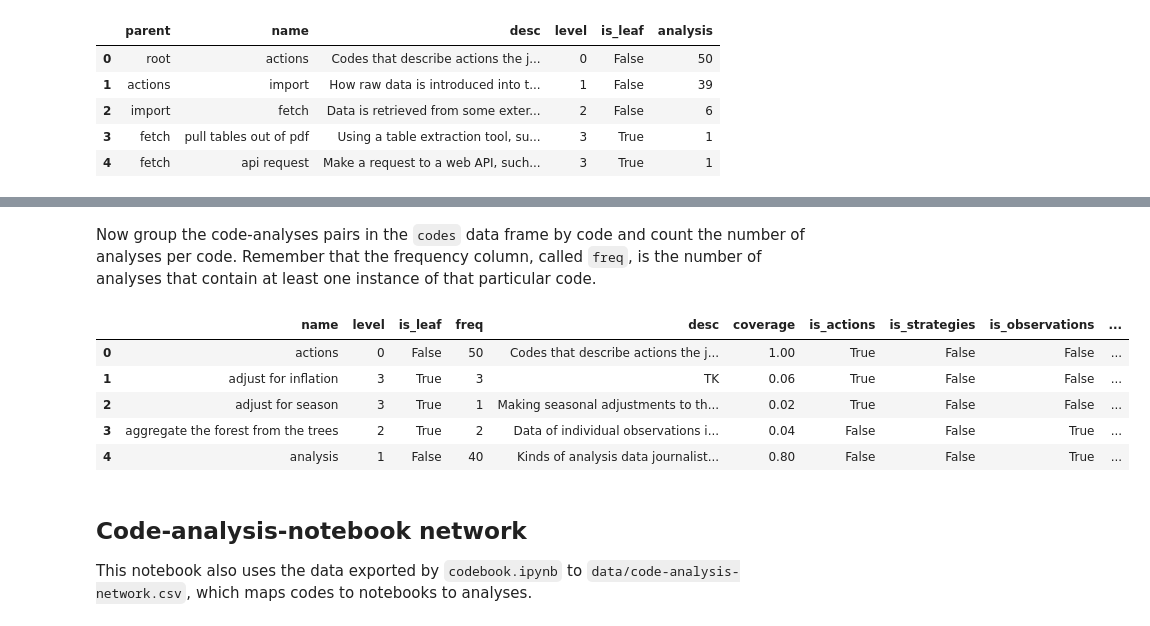
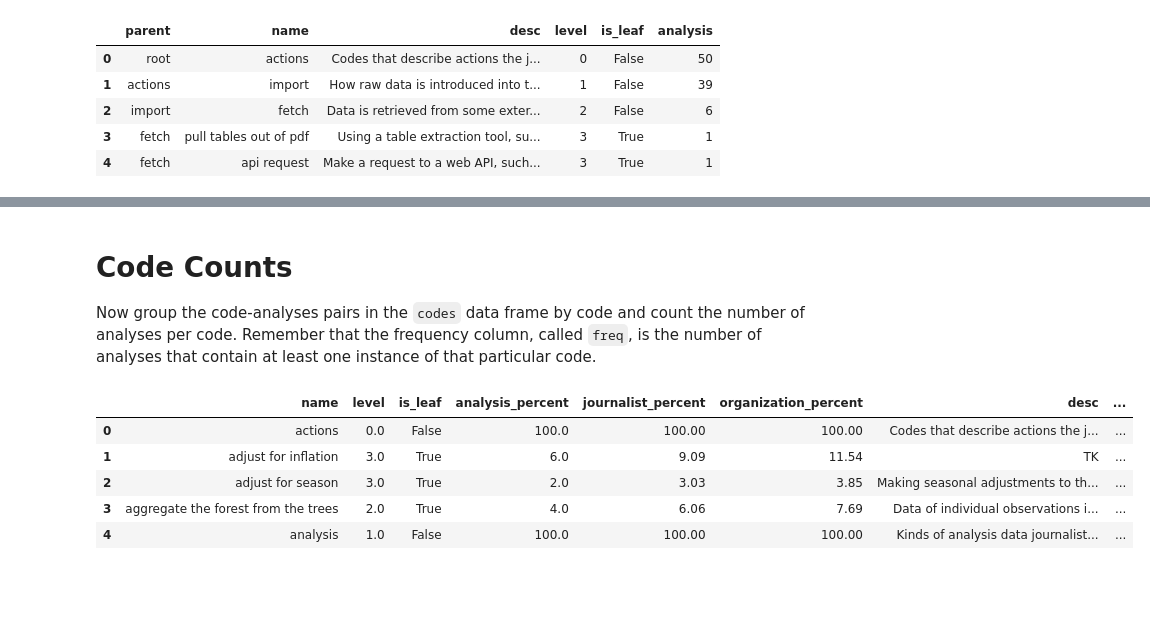
Before and after one commit to steve-kasica/table-scraps, a Jupyter notebook: analysis.ipynb, the cells around one changed output, grey strips where cells are left out. Drawn from its saved outputs; the diff is of its cells as text; code cells hidden in the pictures; blank space fills up the shorter version.

Commit message:
Add qualitative analysis

```diff
--- a/analysis.ipynb
+++ b/analysis.ipynb
@@ -26,0 +30,3 @@ codes.head()
+# %%
+citations = getCitations()
+citations.head()
@@ -26,0 +44,9 @@ codes.head()
+# %%
+analysisCodes = pd.read_csv('data/code-analysis-network.csv')
+analysisCodes = pd.merge(analysisCodes,
+         citations[['organization', 'path', 'journalist']].drop_duplicates(),
+         how='left',
+         left_on='analysis',
+         right_on='path')[['name', 'analysis', 'notebook', 'level', 'is_leaf', 'organization', 'journalist']]
+
+analysisCodes.head()
@@ -27,48 +60,58 @@ codes.head()
 # %% [markdown]
+# Code Counts
+
 Now group the code-analyses pairs in the `codes` data frame by code and count the number of analyses per code. Remember that the frequency column, called `freq`, is the number of analyses that contain at least one instance of that particular code.
 # %%
-codeCounts = codes.groupby(['name', 'level', 'is_leaf']) \
-    .analysis.sum() \
-    .to_frame('freq') \
+nuniq = {
+    'analysis': analysisCodes.analysis.nunique(),
+    'journalist': analysisCodes.journalist.nunique(),
+    'organization': analysisCodes.organization.nunique(),
+}
+
+codeCounts = analysisCodes.groupby(['name', 'level', 'is_leaf']) \
+    .agg({
+        'analysis': lambda x: round((len(set(x)) / nuniq.get('analysis')) * 100, 2),
+        'journalist': lambda x: round((len(set(x)) / nuniq.get('journalist') * 100), 2),
+        'organization': lambda x: round((len(set(x)) / nuniq.get('organization')) * 100, 2),
+    }) \
+    .rename(columns={
+        'analysis': 'analysis_percent',
+        'journalist': 'journalist_percent',
+        'organization': 'organization_percent'
+    }) \
     .reset_index()
 
 codeCounts = pd.merge(codeCounts, codes[['name', 'desc']], how='left')
-
-codeCounts['coverage'] = codeCounts.freq / 50
 
 def recurse(root, pNode, func):
     root = root if root != None else pNode
     func(root, pNode)
     children = codes.loc[codes.parent == pNode]
     for child in children.name:
         recurse(root, child, func)
 
 def markBranch(root, pnode):
     codeCounts.loc[codeCounts.name == pnode, 'is_' + root] = True
 
 for branch in ['actions', 'strategies', 'observations', 'analysis']:
     codeCounts['is_' + branch] = False
     recurse(None, branch, markBranch)
 
 # Populate is leaf parent
 codeCounts['is_leaf_parent'] = False
 for parent in codes[codes.is_leaf].parent.unique():
     codeCounts.loc[codeCounts.name == parent, 'is_leaf_parent'] = True
 
 # Bin coverage into discrete values
-bins = ['always', 'frequently', 'sometimes', 'seldom']
-codeCounts['commonness'] = pd.cut(codeCounts.coverage, len(bins), labels=bins[::-1])
+bins = ['lots', 'frequently', 'infrequently', 'seldom']
+codeCounts['commonness'] = pd.cut(codeCounts.analysis_percent, len(bins), labels=bins[::-1])
 
-# Peek at results
+# # Peek at results
 codeCounts.head()
 # %% [output]
-|  | name | level | is_leaf | freq | desc | coverage | is_actions | is_strategies | is_observations | ... |
-| 0 | actions | 0 | False | 50 | Codes that describe actions the j... | 1.00 | True | False | False | ... |
-| 1 | adjust for inflation | 3 | True | 3 | TK | 0.06 | True | False | False | ... |
-| 2 | adjust for season | 3 | True | 1 | Making seasonal adjustments to th... | 0.02 | True | False | False | ... |
-| 3 | aggregate the forest from the trees | 2 | True | 2 | Data of individual observations i... | 0.04 | False | False | True | ... |
-| 4 | analysis | 1 | False | 40 | Kinds of analysis data journalist... | 0.80 | False | False | True | ... |
+|  | name | level | is_leaf | analysis_percent | journalist_percent | organization_percent | desc | ... |
+| 0 | actions | 0.0 | False | 100.0 | 100.00 | 100.00 | Codes that describe actions the j... | ... |
+| 1 | adjust for inflation | 3.0 | True | 6.0 | 9.09 | 11.54 | TK | ... |
+| 2 | adjust for season | 3.0 | True | 2.0 | 3.03 | 3.85 | Making seasonal adjustments to th... | ... |
+| 3 | aggregate the forest from the trees | 2.0 | True | 4.0 | 6.06 | 7.69 | Data of individual observations i... | ... |
+| 4 | analysis | 1.0 | False | 100.0 | 100.00 | 100.00 | Kinds of analysis data journalist... | ... |
-# %% [markdown]
-## Code-analysis-notebook network
-
-This notebook also uses the data exported by `codebook.ipynb` to `data/code-analysis-network.csv`, which maps codes to notebooks to analyses.
```
Also changed, not shown: parts of 14 cells of this notebook, 14 other files.
